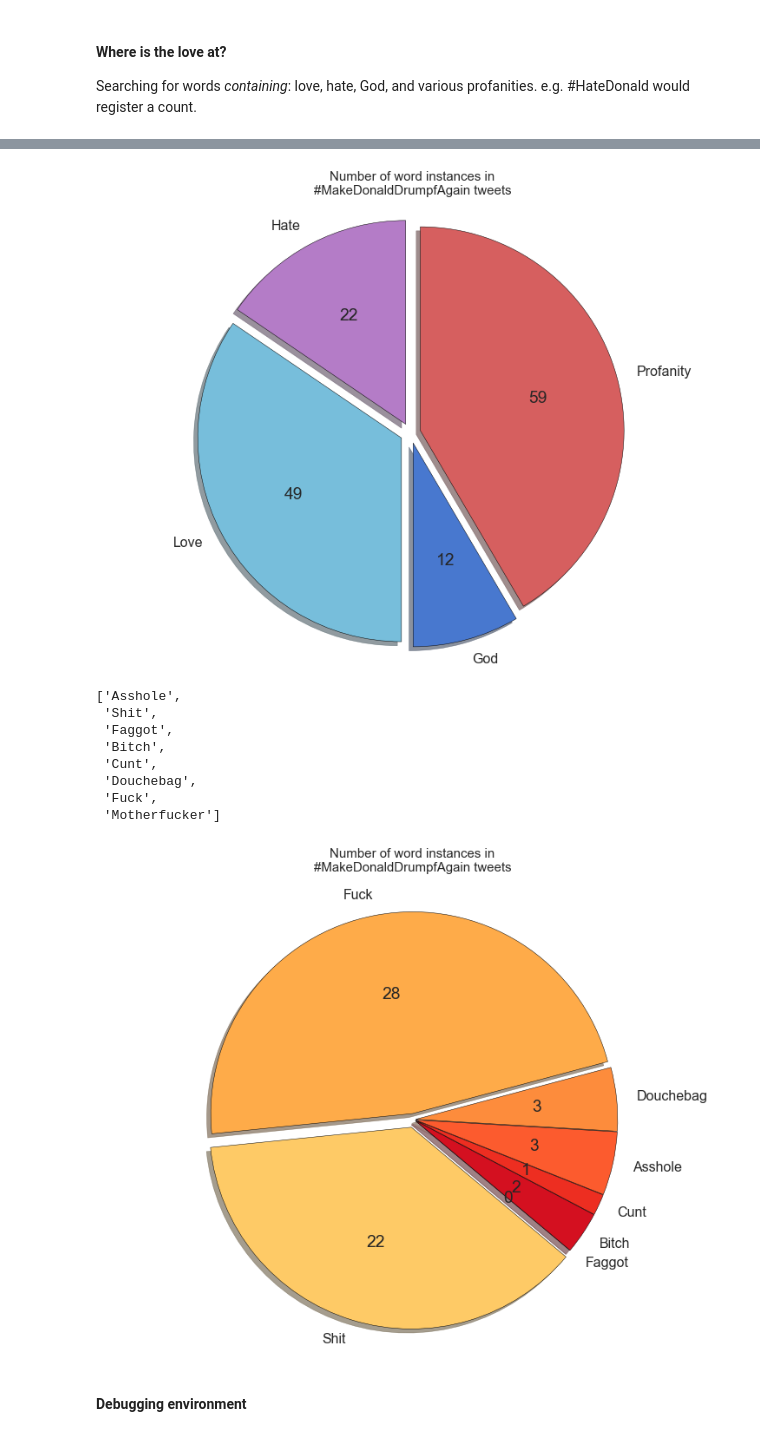
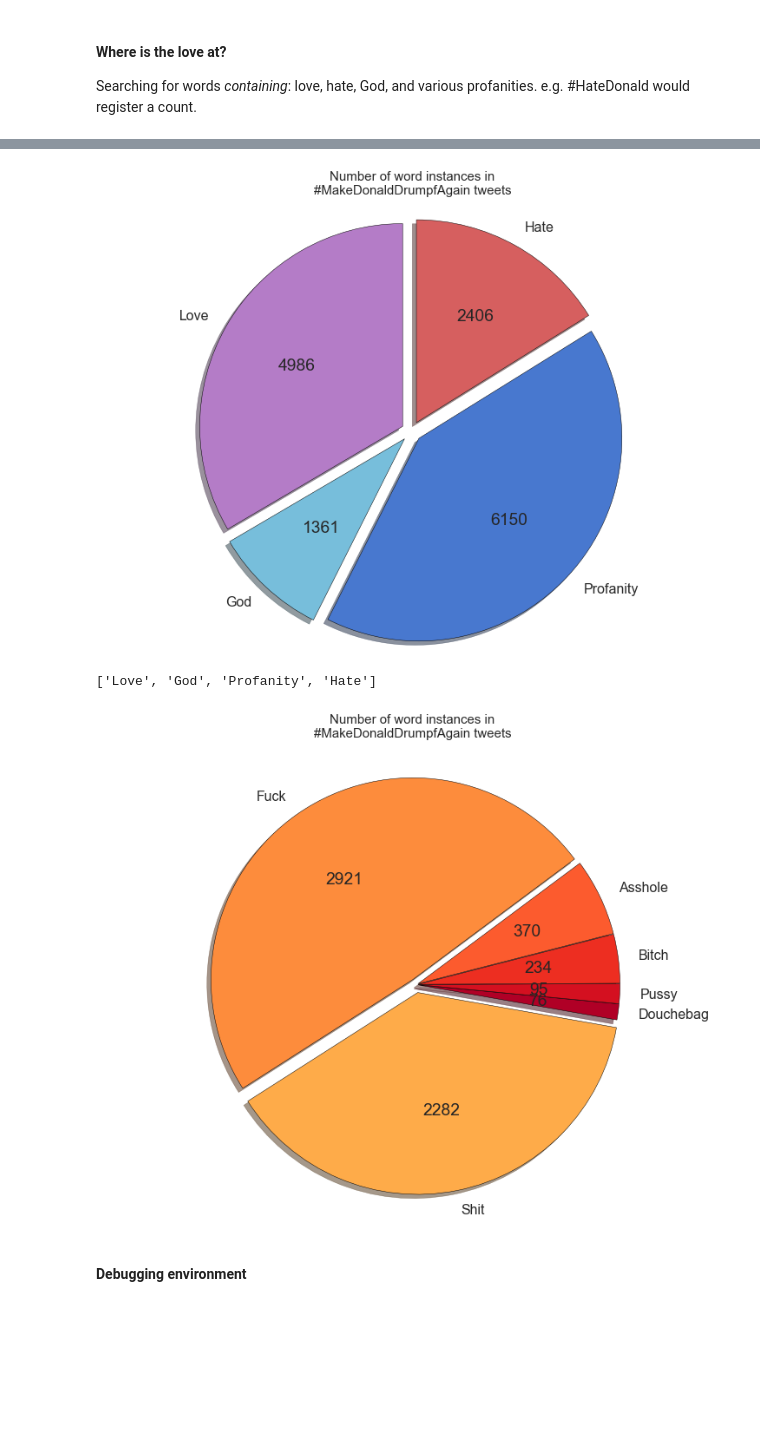
Before and after one commit to agalea91/Donald_Trump_tweet_study_-makedonalddrumpfagain, a Jupyter notebook: drumpf_notebook.ipynb, the cells around one changed output, grey strips where cells are left out. Cells and saved outputs as stored; diff of their text form; code cells hidden in the pictures; blank space fills up the shorter version.

```diff
--- a/drumpf_notebook.ipynb
+++ b/drumpf_notebook.ipynb
@@ -97,7 +97,7 @@ def merge_tweets(file_root, skip=100):
         print('finished importing file:', file)
     return tweets
 # %%
-drumpf_tweets = merge_tweets(file_root='drumpf_tweets\#make', skip=100)
+drumpf_tweets = merge_tweets(file_root='drumpf_tweets\#make', skip=1)
 #drumpf_tweets = merge_tweets(file_root='#makedonalddrumpfagain_2016-02-29')
 # %% [output]
 ['drumpf_tweets\\#makedonalddrumpfagain_2016-02-29.json', 'drumpf_tweets\\#makedonalddrumpfagain_2016-03-01.json', 'drumpf_tweets\\#makedonalddrumpfagain_2016-03-02.json', 'drumpf_tweets\\#makedonaldd ...
@@ -1717,10 +1713,12 @@ all_w_dict = {a: b for a, b in all_w}
 # %%
 custom_word_count = {'God': 0, 'Love': 0, 'Hate': 0, 'Profanity': 0}
 profanity_details = {'Shit': 0, 'Asshole': 0, 'Douchebag': 0, 'Bitch': 0,
-                     'Fuck': 0, 'Faggot': 0, 'Cunt': 0, 'Motherfucker': 0}
+                     'Fuck': 0, 'Pussy': 0, 'Cunt': 0, 'Motherfucker': 0,
+                     'Bastard': 0}
 custom = ['God', 'god', 'Love', 'love', 'Hate', 'hate']
 profanity = ['Shit', 'shit', 'Asshole', 'asshole', 'Douchebag', 'douchebag', 'Bitch', 'bitch',
-             'Fuck', 'fuck', 'Faggot', 'faggot', 'Cunt', 'cunt', 'Motherfucker', 'motherfucker']
+             'Fuck', 'fuck', 'Pussy', 'pussy', 'Cunt', 'cunt', 'Motherfucker', 'motherfucker',
+             'Bastard', 'bastard']
 
 f = open('profanity_tweets.dat', 'wb')
 for tweet in all_tweet_words:
@@ -1748,14 +1746,16 @@ for tweet in all_tweet_words:
                     profanity_details['Douchebag'] += 1
                 elif p == 'Bitch' or p == 'bitch':
                     profanity_details['Bitch'] += 1
-                elif p == 'Faggot' or p == 'faggot':
-                    profanity_details['Faggot'] += 1
+                elif p == 'Pussy' or p == 'pussy':
+                    profanity_details['Pussy'] += 1
                 elif p == 'Asshole' or p == 'asshole':
                     profanity_details['Asshole'] += 1
                 elif p == 'Cunt' or p == 'cunt':
                     profanity_details['Cunt'] += 1
                 elif p == 'Motherfucker' or p == 'motherfucker':
                     profanity_details['Motherfucker'] += 1
+                elif p == 'Bastard' or p == 'bastard':
+                    profanity_details['Bastard'] += 1
                 else:
                     print('Error', w)
 f.close()
@@ -1791,48 +1791,41 @@ plt.pie(sizes, explode=explode, labels=labels, colors=[colors[i] for i in [3, 5,
 plt.axis('equal')
 plt.savefig('figures/tweet_word_count.png', bbox_inches='tight', dpi=144)
 # %% [output]
-[figure, old version]
+[figure, new version]
 # %%
 labels
 # %% [output]
-['Asshole',
- 'Shit',
- 'Faggot',
- 'Bitch',
- 'Cunt',
- 'Douchebag',
- 'Fuck',
- 'Motherfucker']
+['Love', 'God', 'Profanity', 'Hate']
 # %%
 import random
 
 # The slices will be ordered and plotted counter-clockwise.
-labels = ['Faggot', 'Bitch', 'Cunt', 'Asshole',
-          'Douchebag', 'Fuck', 'Shit']#, 'Motherfucker']
+labels = ['Douchebag', 'Pussy', 'Bitch',
+          'Asshole', 'Fuck', 'Shit']#, 'Motherfucker', 'Cunt']
 sizes = [profanity_details[key] for key in labels]
 # l, s = [], []
 # for a, b in enumerate(zip(labels, sizes)):
 #     if b[0] != 'Profanity':
 #         l.append(b[0]); s.append(b[1])
 # labels, sizes = l, s
 
-explode = (0.01, 0.01, 0.01, 0.01, 0.01, 0.03, 0.04)
+explode = (0.01, 0.01, 0.01, 0.01, 0.03, 0.04)
 colors = sns.color_palette("YlOrRd", 9)
 
 def make_autopct(values):
     def my_autopct(pct):
         total = sum(values)
         val = int(round(pct*total/100.0))
         return '{v:d}'.format(p=pct,v=val)
     return my_autopct
 
 plt.title('Number of word instances in\n#MakeDonaldDrumpfAgain tweets', y=1.07, fontsize=15)
 plt.pie(sizes, explode=explode, labels=labels, colors=colors[::-1],#[colors[i] for i in (3, 2, 2, 3, 4, 5, 6, 7)],
-        autopct=make_autopct(sizes), shadow=True, startangle=320) #'%1.1f%%'
+        autopct=make_autopct(sizes), shadow=True, startangle=350) #'%1.1f%%'
 plt.axis('equal');
 plt.savefig('figures/tweet_word_count_profane.png', bbox_inches='tight', dpi=144)
 # %% [output]
-[figure, old version]
+[figure, new version]
 # %% [markdown]
 #### Debugging environment
 # %%
```
Also changed, not shown: parts of 21 cells of this notebook, 7 other files.
